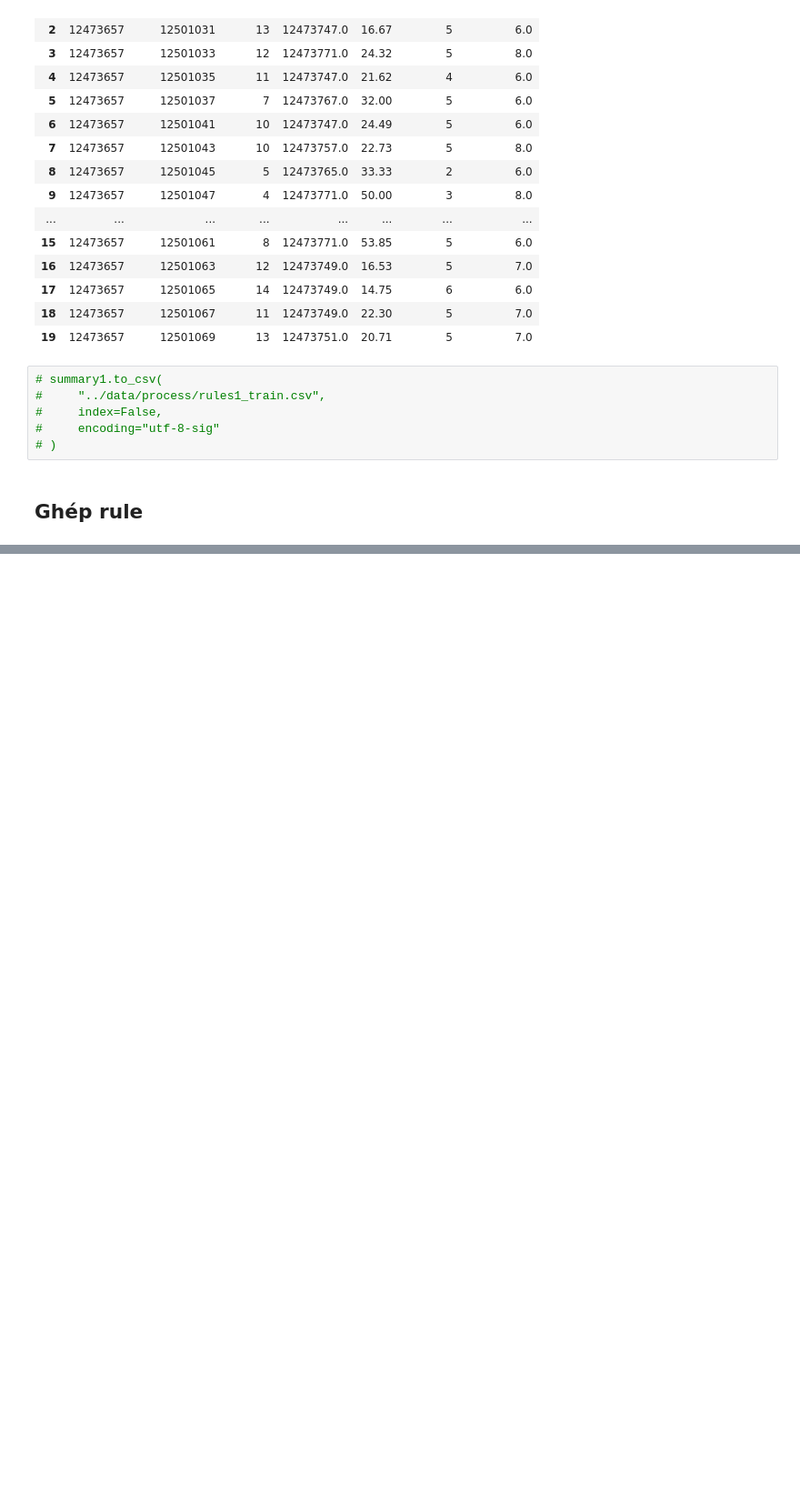
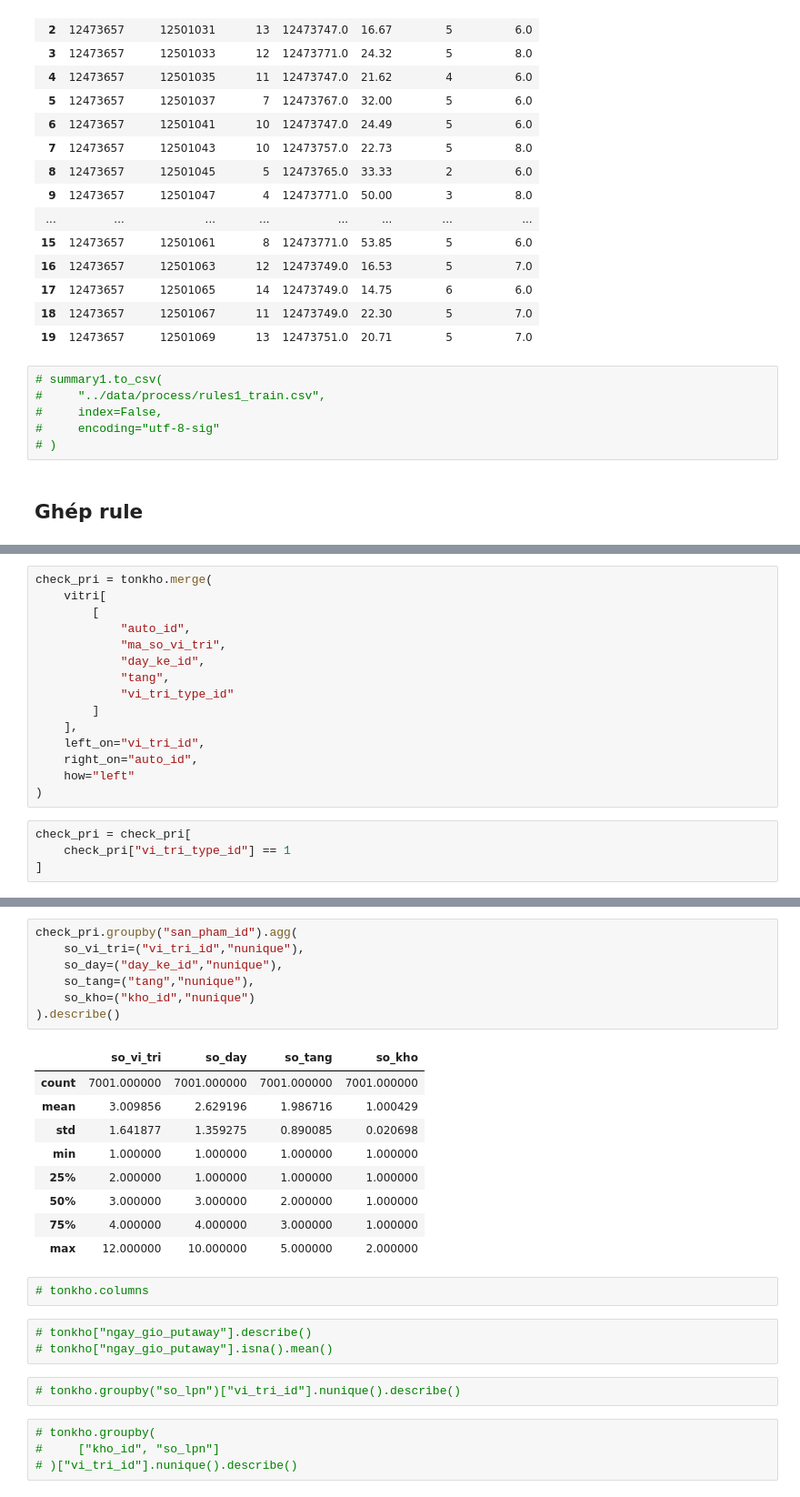
Before and after one commit to KhoaMChe/Warehouse_AI_optimization, a Jupyter notebook: notebooks/EDA.ipynb, the cells around one changed output, grey strips where cells are left out. Shown at 91% size. Drawn from its saved outputs; the diff is of its cells as text; blank space fills up the shorter version.

```diff
--- a/notebooks/EDA.ipynb
+++ b/notebooks/EDA.ipynb
@@ -1426,0 +1388,19 @@ dataset_train.columns.tolist()
+# %%
+check_pri = tonkho.merge(
+    vitri[
+        [
+            "auto_id",
+            "ma_so_vi_tri",
+            "day_ke_id",
+            "tang",
+            "vi_tri_type_id"
+        ]
+    ],
+    left_on="vi_tri_id",
+    right_on="auto_id",
+    how="left"
+)
+# %%
+check_pri = check_pri[
+    check_pri["vi_tri_type_id"] == 1
+]
@@ -1426,0 +1434,28 @@ dataset_train.columns.tolist()
+# %%
+check_pri.groupby("san_pham_id").agg(
+    so_vi_tri=("vi_tri_id","nunique"),
+    so_day=("day_ke_id","nunique"),
+    so_tang=("tang","nunique"),
+    so_kho=("kho_id","nunique")
+).describe()
+# %% [output]
+|  | so_vi_tri | so_day | so_tang | so_kho |
+| count | 7001.000000 | 7001.000000 | 7001.000000 | 7001.000000 |
+| mean | 3.009856 | 2.629196 | 1.986716 | 1.000429 |
+| std | 1.641877 | 1.359275 | 0.890085 | 0.020698 |
+| min | 1.000000 | 1.000000 | 1.000000 | 1.000000 |
+| 25% | 2.000000 | 1.000000 | 1.000000 | 1.000000 |
+| 50% | 3.000000 | 3.000000 | 2.000000 | 1.000000 |
+| 75% | 4.000000 | 4.000000 | 3.000000 | 1.000000 |
+| max | 12.000000 | 10.000000 | 5.000000 | 2.000000 |
+# %%
+# tonkho.columns
+# %%
+# tonkho["ngay_gio_putaway"].describe()
+# tonkho["ngay_gio_putaway"].isna().mean()
+# %%
+# tonkho.groupby("so_lpn")["vi_tri_id"].nunique().describe()
+# %%
+# tonkho.groupby(
+#     ["kho_id", "so_lpn"]
+# )["vi_tri_id"].nunique().describe()
```
Also changed, not shown: parts of 37 cells of this notebook, 19 other files.
